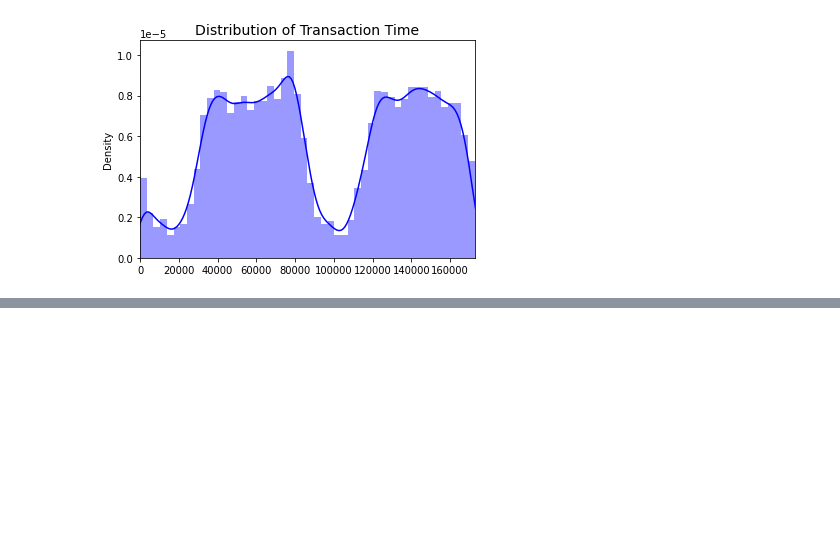
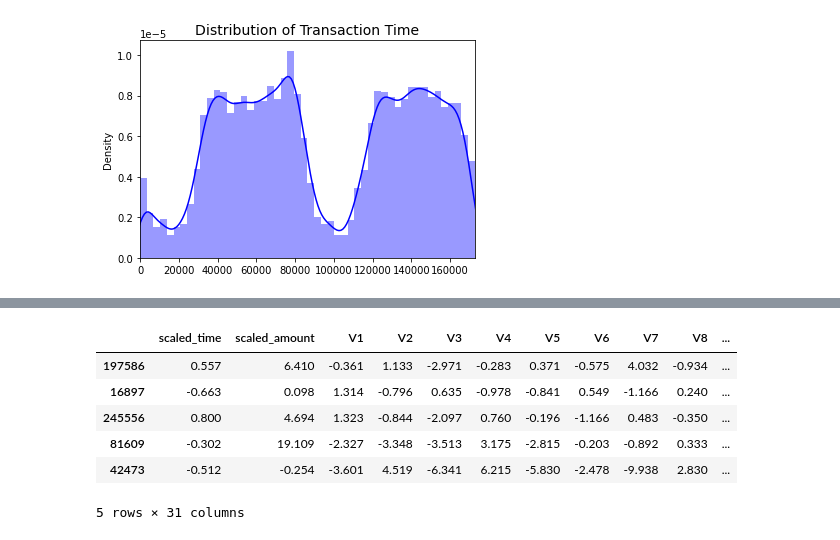
Before and after one commit to raulmarinau/DSIP, a Jupyter notebook: fraud.ipynb, the cells around one changed output, grey strips where cells are left out. Cells and saved outputs as stored; diff of their text form; code cells hidden in the pictures; blank space fills up the shorter version.

```diff
--- a/fraud.ipynb
+++ b/fraud.ipynb
@@ -77,0 +131,19 @@ Our original dataset will be prone to overfitting
+# %%
+# we shuffle in order to ensure randomness, Time feature might be sensitive to ordering
+df = df.sample(frac=1)
+
+df_fraud = df.loc[df["Class"] == 1]
+df_no_fraud = df.loc[df["Class"] == 0][:492]
+
+concat_df = pd.concat([df_fraud, df_no_fraud])
+
+new_df = concat_df.sample(frac=1, random_state=1337)  # reshuffle
+new_df.head()
+# %% [output]
+|  | scaled_time | scaled_amount | V1 | V2 | V3 | V4 | V5 | V6 | V7 | V8 | ... |
+| 197586 | 0.557 | 6.410 | -0.361 | 1.133 | -2.971 | -0.283 | 0.371 | -0.575 | 4.032 | -0.934 | ... |
+| 16897 | -0.663 | 0.098 | 1.314 | -0.796 | 0.635 | -0.978 | -0.841 | 0.549 | -1.166 | 0.240 | ... |
+| 245556 | 0.800 | 4.694 | 1.323 | -0.844 | -2.097 | 0.760 | -0.196 | -1.166 | 0.483 | -0.350 | ... |
+| 81609 | -0.302 | 19.109 | -2.327 | -3.348 | -3.513 | 3.175 | -2.815 | -0.203 | -0.892 | 0.333 | ... |
+| 42473 | -0.512 | -0.254 | -3.601 | 4.519 | -6.341 | 6.215 | -5.830 | -2.478 | -9.938 | 2.830 | ... |
+5 rows × 31 columns
```
Also changed, not shown: parts of 7 cells of this notebook.
